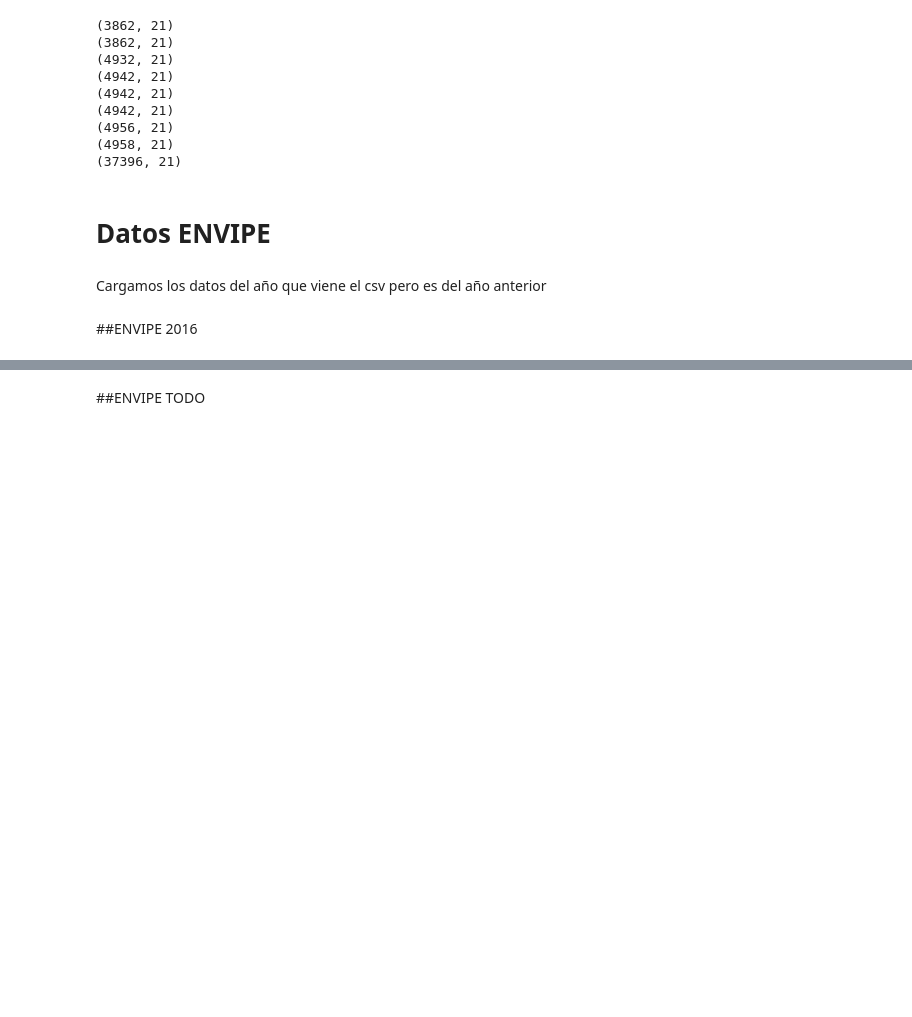
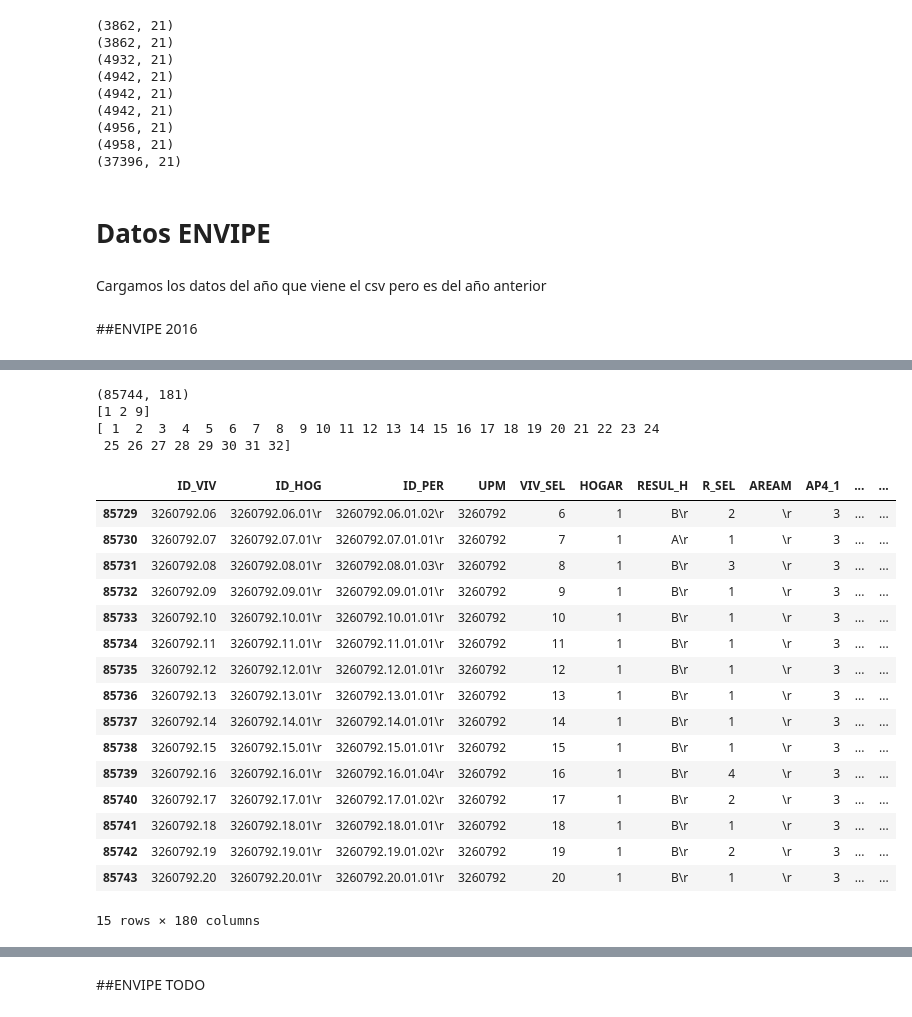
Before and after one commit to Paupau20/Colab, a Jupyter notebook: ASE.ipynb, the cells around one changed output, grey strips where cells are left out. Saved outputs shown, nothing was run; the diff lists cells and outputs as text; code cells hidden in the pictures; blank space fills up the shorter version.

```diff
--- a/ASE.ipynb
+++ b/ASE.ipynb
@@ -1994,0 +1602,4 @@ Aqui
+# %%
+# Cargamos los datos del cuestionario final
+tper_vic1_envipe2016 = pd.read_csv('/content/gdrive/MyDrive/ASE/ENVIPE/2016/tper_vic1_envipe2016.csv', encoding='ISO-8859-1', delimiter=',')
+tper_vic1_envipe2016.head()
@@ -1994,0 +1670,29 @@ Aqui
+# %%
+print(union2016.shape)
+print(union2016['AP4_3_3'].unique())
+print(union2016['ENT'].unique())
+# %% [output]
+(85744, 181)
+[1 2 9]
+[ 1  2  3  4  5  6  7  8  9 10 11 12 13 14 15 16 17 18 19 20 21 22 23 24
+ 25 26 27 28 29 30 31 32]
+# %%
+tper_vic1_envipe2016.tail(15)
+# %% [output]
+|  | ID_VIV | ID_HOG | ID_PER | UPM | VIV_SEL | HOGAR | RESUL_H | R_SEL | AREAM | AP4_1 | ... | ... |
+| 85729 | 3260792.06 | 3260792.06.01\r | 3260792.06.01.02\r | 3260792 | 6 | 1 | B\r | 2 | \r | 3 | ... | ... |
+| 85730 | 3260792.07 | 3260792.07.01\r | 3260792.07.01.01\r | 3260792 | 7 | 1 | A\r | 1 | \r | 3 | ... | ... |
+| 85731 | 3260792.08 | 3260792.08.01\r | 3260792.08.01.03\r | 3260792 | 8 | 1 | B\r | 3 | \r | 3 | ... | ... |
+| 85732 | 3260792.09 | 3260792.09.01\r | 3260792.09.01.01\r | 3260792 | 9 | 1 | B\r | 1 | \r | 3 | ... | ... |
+| 85733 | 3260792.10 | 3260792.10.01\r | 3260792.10.01.01\r | 3260792 | 10 | 1 | B\r | 1 | \r | 3 | ... | ... |
+| 85734 | 3260792.11 | 3260792.11.01\r | 3260792.11.01.01\r | 3260792 | 11 | 1 | B\r | 1 | \r | 3 | ... | ... |
+| 85735 | 3260792.12 | 3260792.12.01\r | 3260792.12.01.01\r | 3260792 | 12 | 1 | B\r | 1 | \r | 3 | ... | ... |
+| 85736 | 3260792.13 | 3260792.13.01\r | 3260792.13.01.01\r | 3260792 | 13 | 1 | B\r | 1 | \r | 3 | ... | ... |
+| 85737 | 3260792.14 | 3260792.14.01\r | 3260792.14.01.01\r | 3260792 | 14 | 1 | B\r | 1 | \r | 3 | ... | ... |
+| 85738 | 3260792.15 | 3260792.15.01\r | 3260792.15.01.01\r | 3260792 | 15 | 1 | B\r | 1 | \r | 3 | ... | ... |
+| 85739 | 3260792.16 | 3260792.16.01\r | 3260792.16.01.04\r | 3260792 | 16 | 1 | B\r | 4 | \r | 3 | ... | ... |
+| 85740 | 3260792.17 | 3260792.17.01\r | 3260792.17.01.02\r | 3260792 | 17 | 1 | B\r | 2 | \r | 3 | ... | ... |
+| 85741 | 3260792.18 | 3260792.18.01\r | 3260792.18.01.01\r | 3260792 | 18 | 1 | B\r | 1 | \r | 3 | ... | ... |
+| 85742 | 3260792.19 | 3260792.19.01\r | 3260792.19.01.02\r | 3260792 | 19 | 1 | B\r | 2 | \r | 3 | ... | ... |
+| 85743 | 3260792.20 | 3260792.20.01\r | 3260792.20.01.01\r | 3260792 | 20 | 1 | B\r | 1 | \r | 3 | ... | ... |
+15 rows × 180 columns
```
Also changed, not shown: parts of 157 cells of this notebook.
